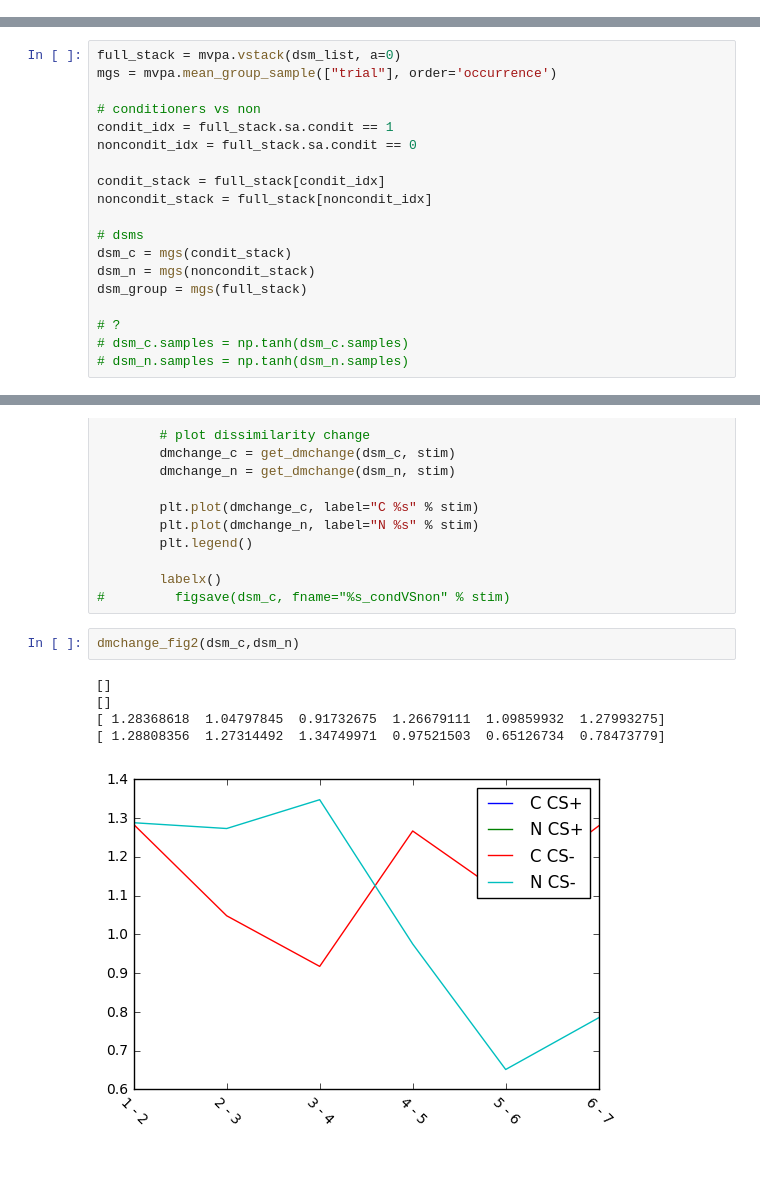
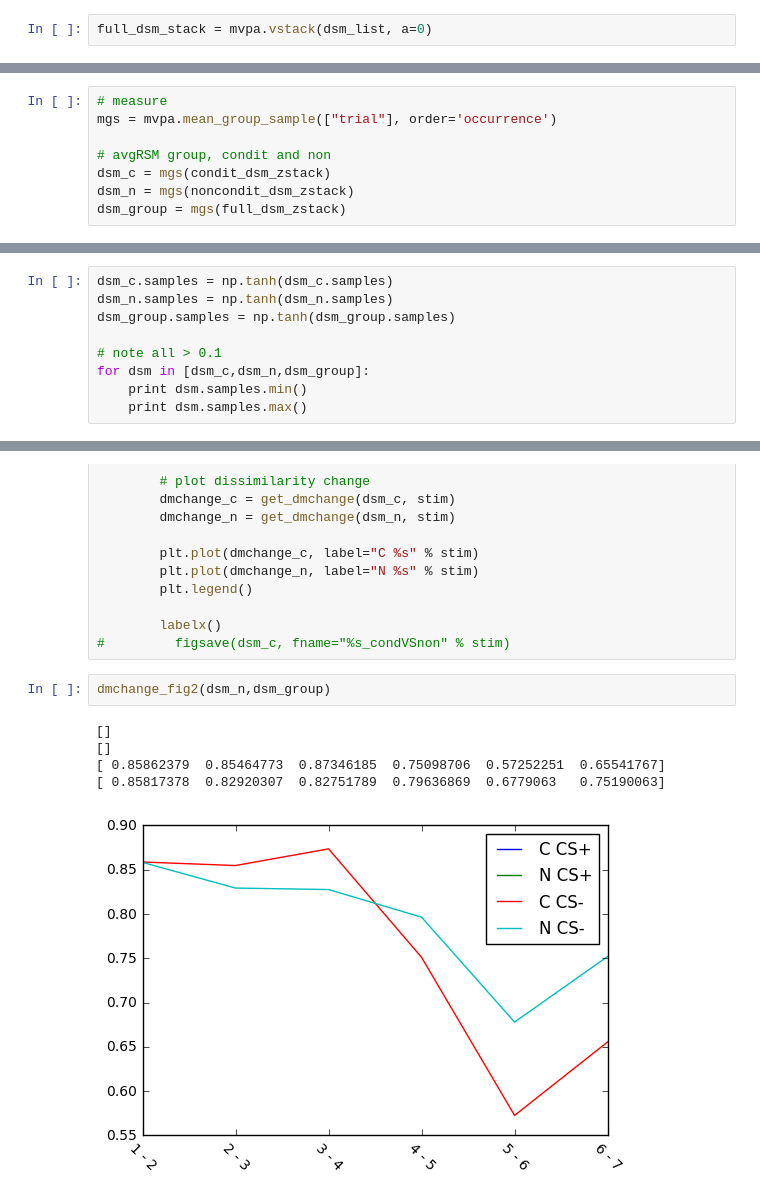
Before and after one commit to andrebeu/Emotional_Learning, a Jupyter notebook: RSA_pain-trials.ipynb, the cells around one changed output, grey strips where cells are left out. Drawn from its saved outputs; the diff is of its cells as text; blank space fills up the shorter version.

```diff
--- a/RSA_pain-trials.ipynb
+++ b/RSA_pain-trials.ipynb
@@ -156,0 +167,2 @@ RSAing subj: 359
+# %%
+full_dsm_stack = mvpa.vstack(dsm_list, a=0)
@@ -156,0 +210,8 @@ RSAing subj: 359
+# %%
+# measure
+mgs = mvpa.mean_group_sample(["trial"], order='occurrence')
+
+# avgRSM group, condit and non
+dsm_c = mgs(condit_dsm_zstack)
+dsm_n = mgs(noncondit_dsm_zstack)
+dsm_group = mgs(full_dsm_zstack)
@@ -156,0 +220,9 @@ RSAing subj: 359
+# %%
+dsm_c.samples = np.tanh(dsm_c.samples)
+dsm_n.samples = np.tanh(dsm_n.samples)
+dsm_group.samples = np.tanh(dsm_group.samples)
+
+# note all > 0.1
+for dsm in [dsm_c,dsm_n,dsm_group]:
+    print dsm.samples.min()
+    print dsm.samples.max()
@@ -159,19 +258,0 @@ RSAing subj: 359
-# %%
-full_stack = mvpa.vstack(dsm_list, a=0)
-mgs = mvpa.mean_group_sample(["trial"], order='occurrence')
-
-# conditioners vs non
-condit_idx = full_stack.sa.condit == 1
-noncondit_idx = full_stack.sa.condit == 0
-
-condit_stack = full_stack[condit_idx]
-noncondit_stack = full_stack[noncondit_idx]
-
-# dsms
-dsm_c = mgs(condit_stack)
-dsm_n = mgs(noncondit_stack)
-dsm_group = mgs(full_stack)
-
-# ?
-# dsm_c.samples = np.tanh(dsm_c.samples)
-# dsm_n.samples = np.tanh(dsm_n.samples)
@@ -262,10 +335,10 @@ def dmchange_fig2(dsm_c,dsm_n,stim_list=['CS+','CS-']):
         labelx()
 #         figsave(dsm_c, fname="%s_condVSnon" % stim)
 # %%
-dmchange_fig2(dsm_c,dsm_n)
+dmchange_fig2(dsm_n,dsm_group)
 # %% [output]
 []
 []
-[ 1.28368618  1.04797845  0.91732675  1.26679111  1.09859932  1.27993275]
-[ 1.28808356  1.27314492  1.34749971  0.97521503  0.65126734  0.78473779]
+[ 0.85862379  0.85464773  0.87346185  0.75098706  0.57252251  0.65541767]
+[ 0.85817378  0.82920307  0.82751789  0.79636869  0.6779063   0.75190063]
-[figure, old version]
+[figure, new version]
```
Also changed, not shown: parts of 29 cells of this notebook.
